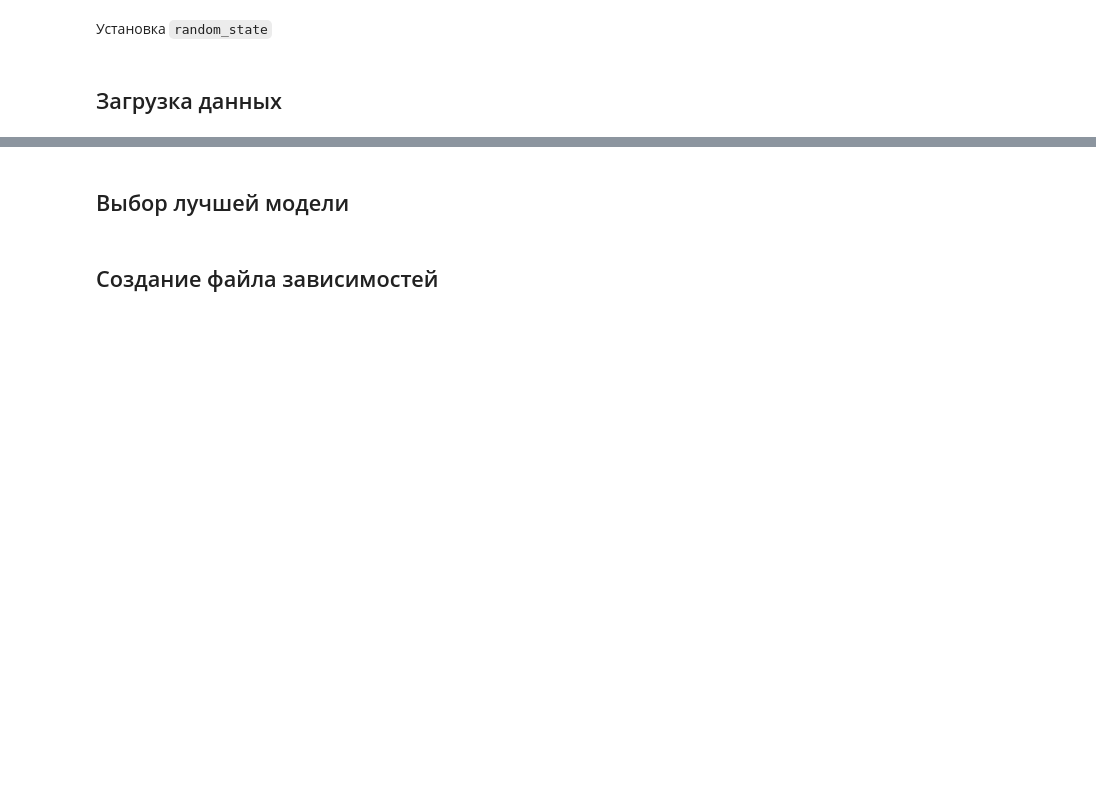
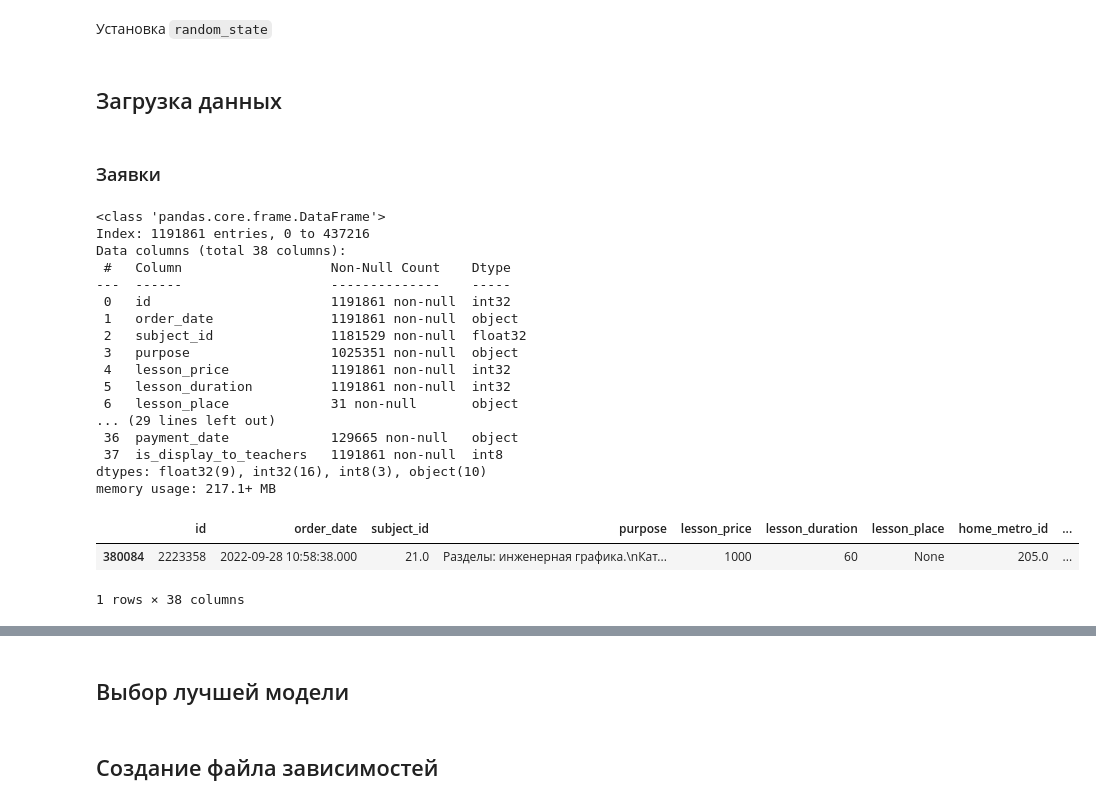
Before and after one commit to denis-42ds/classification_of_payment_requests, a Jupyter notebook: classification_of_payment_requests.ipynb, the cells around one changed output, grey strips where cells are left out. Cells and saved outputs as stored; diff of their text form; code cells hidden in the pictures; blank space fills up the shorter version.

```diff
--- a/classification_of_payment_requests.ipynb
+++ b/classification_of_payment_requests.ipynb
@@ -184,0 +189,26 @@ prefered_teachers_order_id = pd.read_csv('data/prefered_teachers_order_id.csv')
+# %% [markdown]
+### Заявки
+# %%
+orders.info()
+orders.sample()
+# %% [output]
+<class 'pandas.core.frame.DataFrame'>
+Index: 1191861 entries, 0 to 437216
+Data columns (total 38 columns):
+ #   Column                   Non-Null Count    Dtype
+---  ------                   --------------    -----
+ 0   id                       1191861 non-null  int32
+ 1   order_date               1191861 non-null  object
+ 2   subject_id               1181529 non-null  float32
+ 3   purpose                  1025351 non-null  object
+ 4   lesson_price             1191861 non-null  int32
+ 5   lesson_duration          1191861 non-null  int32
+ 6   lesson_place             31 non-null       object
+... (29 lines left out)
+ 36  payment_date             129665 non-null   object
+ 37  is_display_to_teachers   1191861 non-null  int8
+dtypes: float32(9), int32(16), int8(3), object(10)
+memory usage: 217.1+ MB
+|  | id | order_date | subject_id | purpose | lesson_price | lesson_duration | lesson_place | home_metro_id | ... |
+| 380084 | 2223358 | 2022-09-28 10:58:38.000 | 21.0 | Разделы: инженерная графика.\nКат... | 1000 | 60 | None | 205.0 | ... |
+1 rows × 38 columns
```
Also changed, not shown: parts of 26 cells of this notebook, 1 other file.
